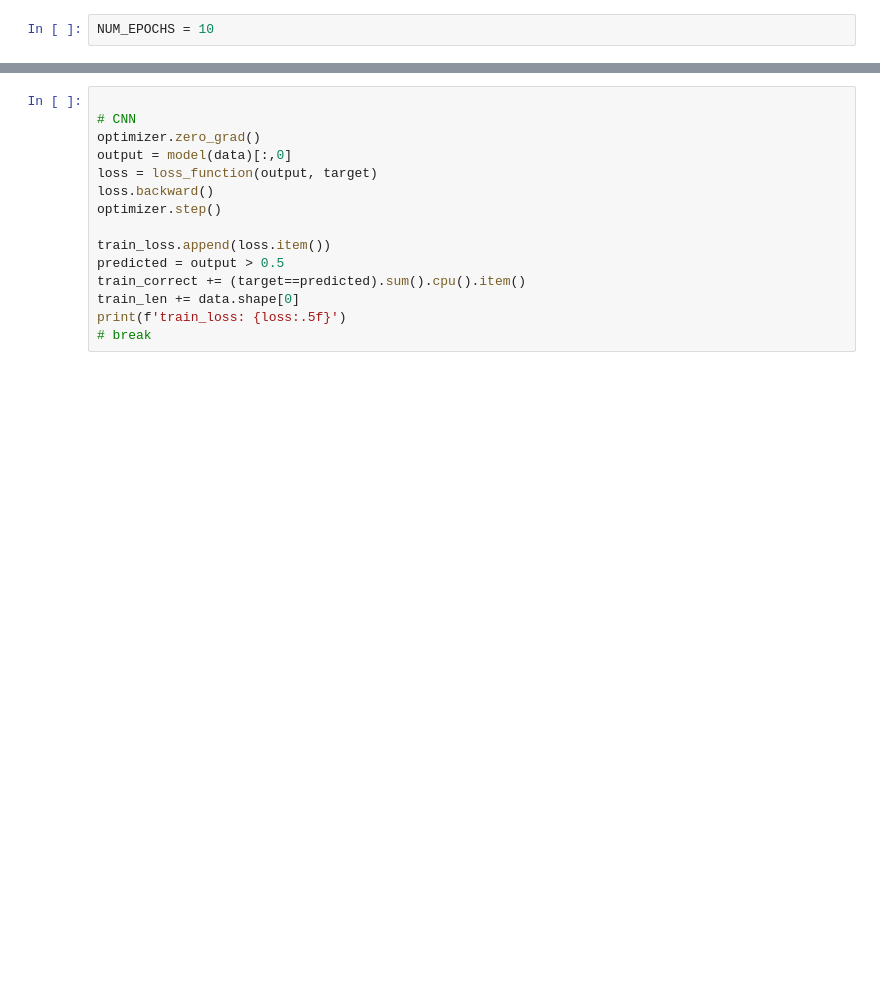
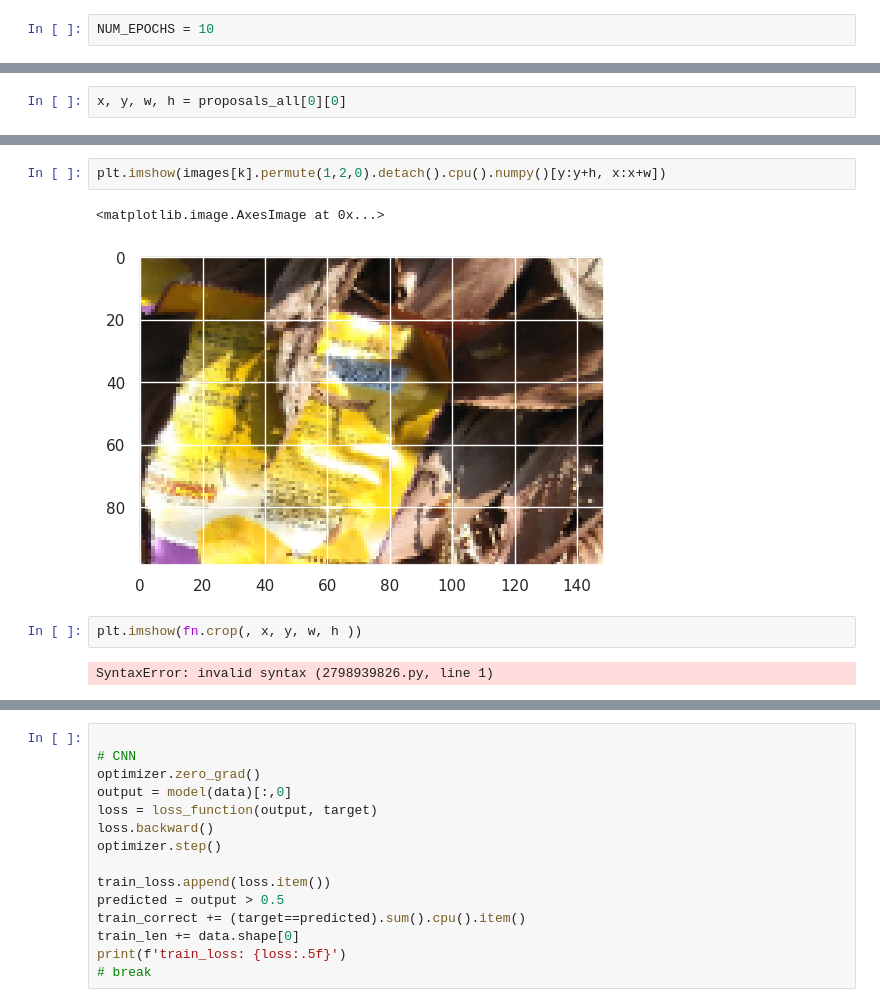
Before and after one commit to amakarewicz/2023-DTU-Deep-Learning-In-Computer-Vision, a Jupyter notebook: IV-Object-Detection/training_loop.ipynb, the cells around one changed output, grey strips where cells are left out. Drawn from its saved outputs; the diff is of its cells as text; blank space fills up the shorter version.

```diff
--- a/IV-Object-Detection/training_loop.ipynb
+++ b/IV-Object-Detection/training_loop.ipynb
@@ -258,0 +274,2 @@ tensor([0., 0., 0., 1., 1., 1., 1., 0., 0.], device='cuda:0')
+# %%
+x, y, w, h = proposals_all[0][0]
@@ -258,0 +280,9 @@ tensor([0., 0., 0., 1., 1., 1., 1., 0., 0.], device='cuda:0')
+# %%
+plt.imshow(images[k].permute(1,2,0).detach().cpu().numpy()[y:y+h, x:x+w])
+# %% [output]
+<matplotlib.image.AxesImage at 0x...>
+[figure, added]
+# %%
+plt.imshow(fn.crop(, x, y, w, h ))
+# %% [output]
+SyntaxError: invalid syntax (2798939826.py, line 1)
```
Also changed, not shown: parts of 29 cells of this notebook.
